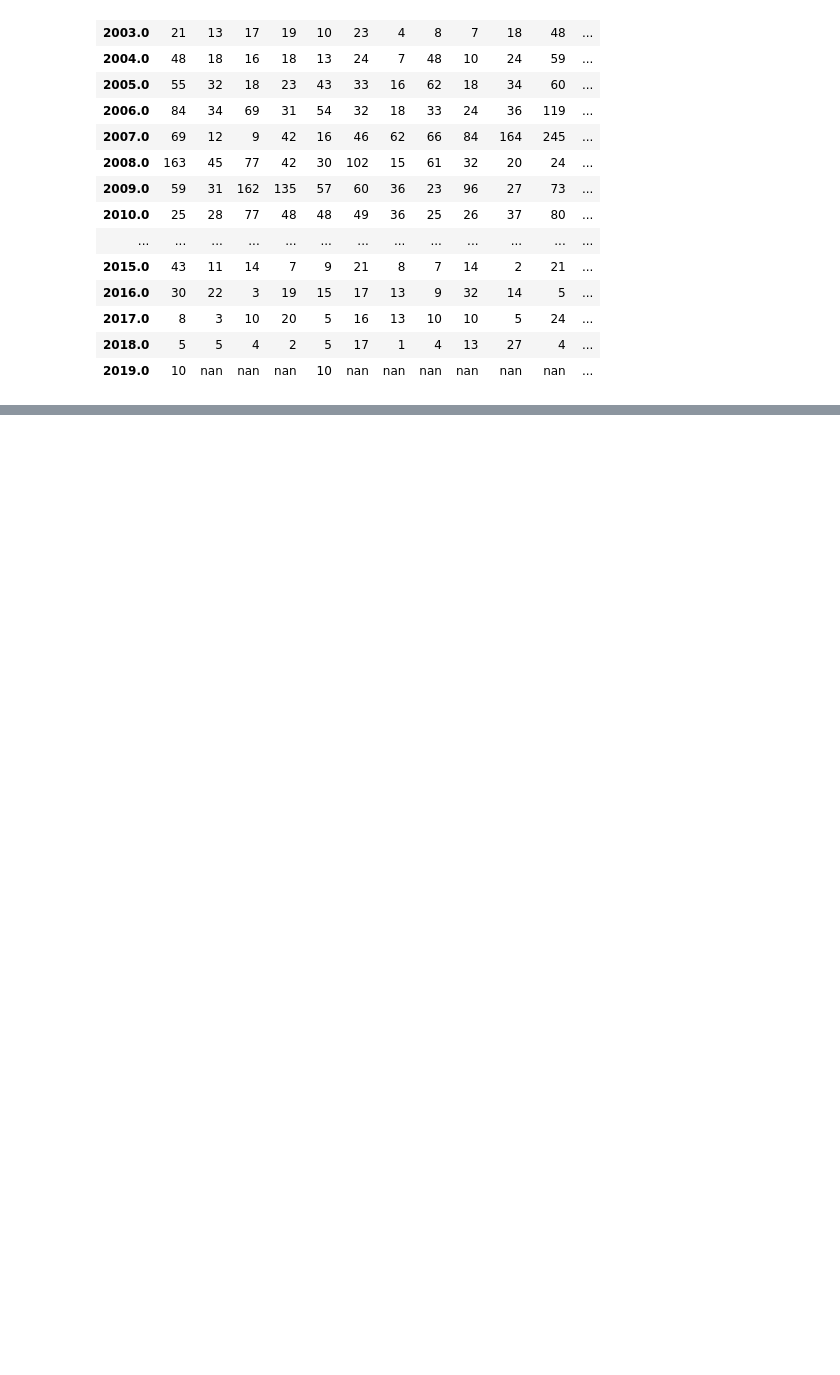
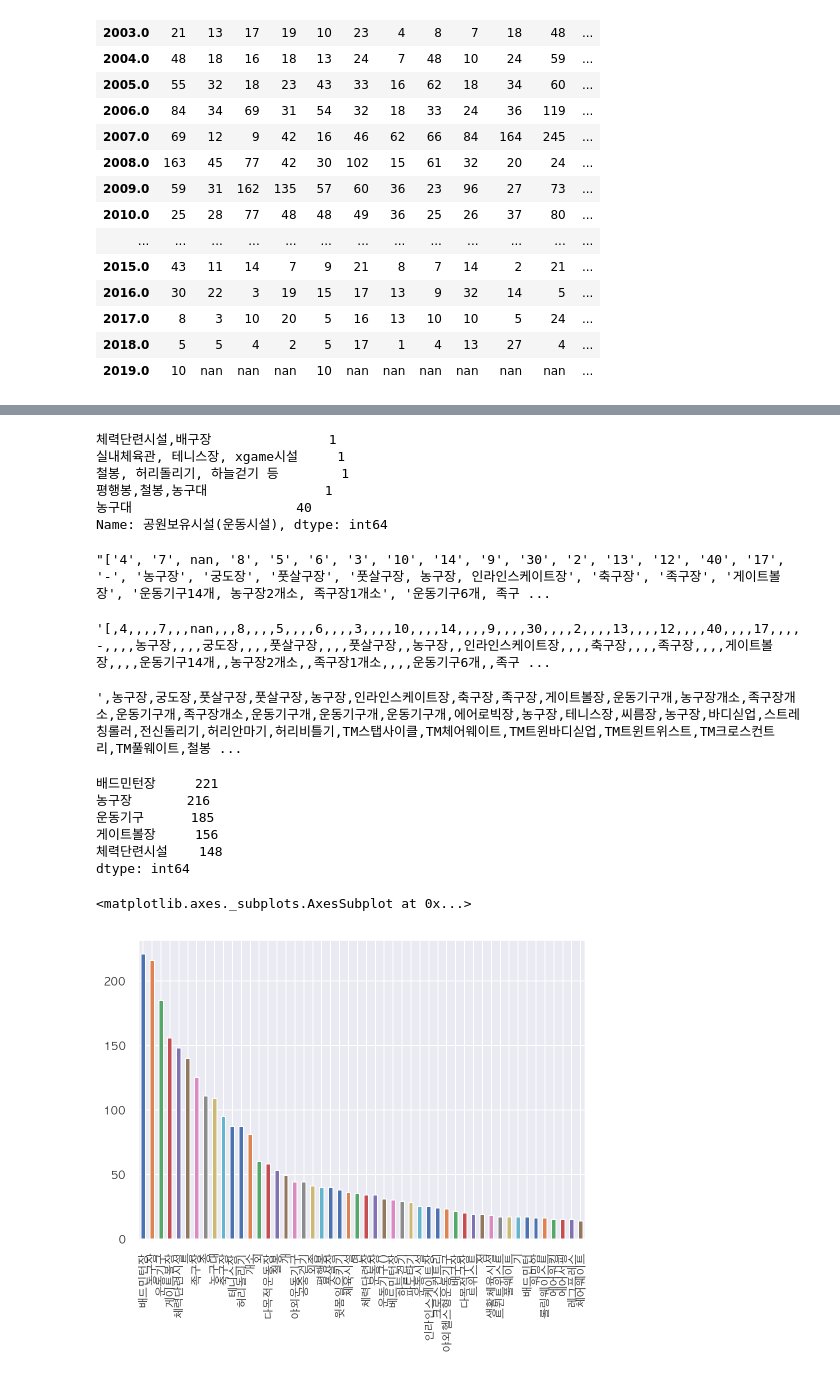
Before and after one commit to neverlish/Learned, a Jupyter notebook: data/inflearn-public-data-python/05-park.ipynb, the cells around one changed output, grey strips where cells are left out. Saved outputs shown, nothing was run; the diff lists cells and outputs as text; code cells hidden in the pictures; blank space fills up the shorter version.

```diff
--- a/data/inflearn-public-data-python/05-park.ipynb
+++ b/data/inflearn-public-data-python/05-park.ipynb
@@ -515,0 +601,63 @@ year_month.style.background_gradient()
+# %%
+# "공원보유시설(운동시설)" 의 빈도수를 세어 아래에서 5개만 봅니다.
+
+df['공원보유시설(운동시설)'].value_counts(sort=False).head(5)
+# %% [output]
+체력단련시설,배구장               1
+실내체육관, 테니스장, xgame시설     1
+철봉, 허리돌리기, 하늘걷기 등        1
+평행봉,철봉,농구대               1
+농구대                     40
+Name: 공원보유시설(운동시설), dtype: int64
+# %%
+# "공원보유시설(운동시설)"의 unique 값을 구하고 리스트 형태로 만듭니다.
+# 그리고 다시 str 형태로 변경하고 gym 이라는 변수에 담습니다.
+
+gym = df['공원보유시설(운동시설)'].unique().tolist()
+gym = str(gym)
+
+gym[:1000]
+# %% [output]
+"['4', '7', nan, '8', '5', '6', '3', '10', '14', '9', '30', '2', '13', '12', '40', '17', '-', '농구장', '궁도장', '풋살구장', '풋살구장, 농구장, 인라인스케이트장', '축구장', '족구장', '게이트볼장', '운동기구14개, 농구장2개소, 족구장1개소', '운동기구6개, 족구 ...
+# %%
+# 특수문자로 구분된 값을 , 로 구분되게 변경합니다.
+# replace 기능을 사용해서 ,를 빈문자로 공백을 , 로 +를 ,로 변경합니다.
+
+gym = gym.replace("+", ",").replace("'", ",").replace(" ", ",").replace('/', ',')
+gym[:1000]
+# %% [output]
+'[,4,,,,7,,,nan,,,8,,,,5,,,,6,,,,3,,,,10,,,,14,,,,9,,,,30,,,,2,,,,13,,,,12,,,,40,,,,17,,,,-,,,,농구장,,,,궁도장,,,,풋살구장,,,,풋살구장,,농구장,,인라인스케이트장,,,,축구장,,,,족구장,,,,게이트볼장,,,,운동기구14개,,농구장2개소,,족구장1개소,,,,운동기구6개,,족구 ...
+# %%
+# 제거할 특수문자를 빈문자로 대체합니다.
+# re.sub('[?.,;:|\)*~`’!^\-_+<>@\#$%&-=#}※]', '', text)
+# 정규표현식에서 +, *, . 등은 특별한 의미를 갖습니다.
+# 이런 문자를 제거할 때는 \를 통해 예외처리를 합니다.
+# 예를들어 .이라면 \. 으로 사용합니다.
+# 여기에서는 숫자와 .을 제거하도록 합니다.
+
+gym = re.sub("[\[\d\-nan\.\]]", "", gym)
+gym = re.sub(",{2,}", ",", gym)
+gym[:1000]
+# %% [output]
+',농구장,궁도장,풋살구장,풋살구장,농구장,인라인스케이트장,축구장,족구장,게이트볼장,운동기구개,농구장개소,족구장개소,운동기구개,족구장개소,운동기구개,운동기구개,운동기구개,에어로빅장,농구장,테니스장,씨름장,농구장,바디싣업,스트레칭롤러,전신돌리기,허리안마기,허리비틀기,TM스탭사이클,TM체어웨이트,TM트윈바디싣업,TM트윈트위스트,TM크로스컨트리,TM풀웨이트,철봉 ...
+# %%
+# split을 사용해 문자열을 ,로 리스트형태로 만든 후에
+# 판다스의 시리즈 형태로 데이터를 만들면 빈도수를 구할 수 있습니다.
+# 빈도수는 gym_count 라는 변수에 담습니다.
+
+gym_count = pd.Series(gym.split(',')).value_counts()
+gym_count.head()
+# %% [output]
+배드민턴장     221
+농구장       216
+운동기구      185
+게이트볼장     156
+체력단련시설    148
+dtype: int64
+# %%
+# 빈도수를 구한 gym_count 변수에서 head를 통해 상위 50개 단어에 대한 그래프를 그립니다.
+
+gym_count.head(50).plot.bar(figsize=(15,4))
+# %% [output]
+<matplotlib.axes._subplots.AxesSubplot at 0x...>
+[figure, added]
```
Also changed, not shown: parts of 6 cells of this notebook.
